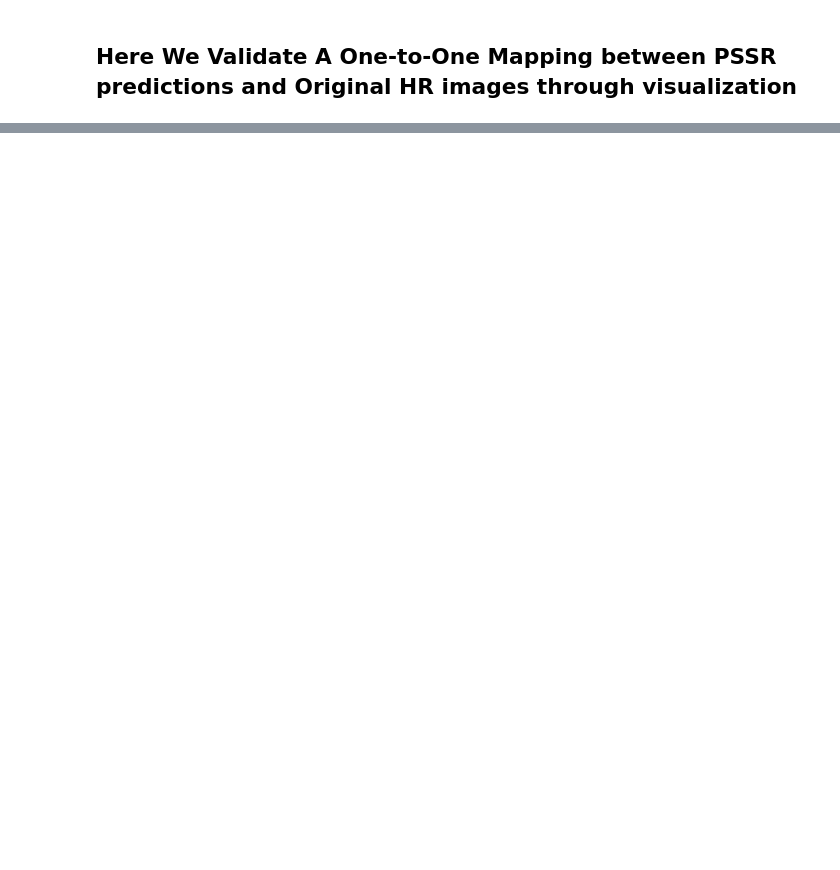
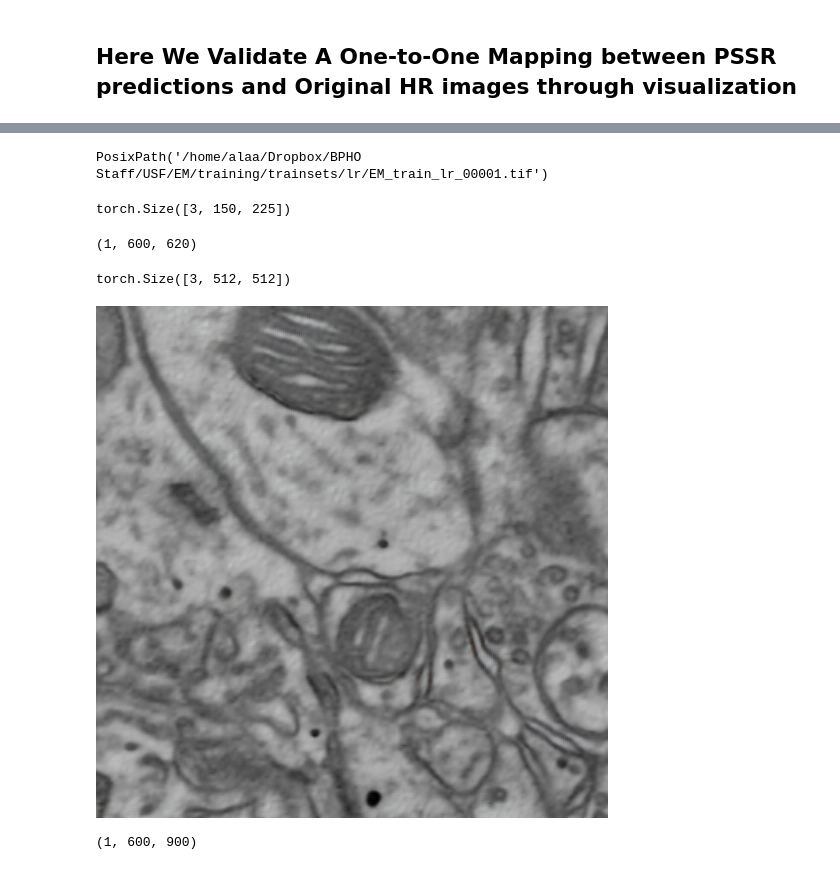
Before and after one commit to WAMRI-AI/salk-2020, a Jupyter notebook: lab/crappification/pssr-crappification.ipynb, the cells around one changed output, grey strips where cells are left out. Cells and saved outputs as stored; diff of their text form; code cells hidden in the pictures; blank space fills up the shorter version.

```diff
--- a/lab/crappification/pssr-crappification.ipynb
+++ b/lab/crappification/pssr-crappification.ipynb
@@ -154,0 +174,4 @@ plt.show() # show visualization
+# %%
+learn.data.test_ds.tfms = None
+# %%
+learn.data = db
@@ -154,0 +198,25 @@ plt.show() # show visualization
+# %%
+im_itm = learn.data.test_ds[0]
+# %%
+learn.data.test_ds.items[0]
+# %% [output]
+PosixPath('/home/alaa/Dropbox/BPHO Staff/USF/EM/training/trainsets/lr/EM_train_lr_00001.tif')
+# %%
+im_itm[0].data.shape
+# %% [output]
+torch.Size([3, 150, 225])
+# %%
+lr_im_test = lr_im_up[:, :, 140:900-140]
+lr_im_test.shape
+# %% [output]
+(1, 600, 620)
+# %%
+im_itm[0].shape
+# %% [output]
+torch.Size([3, 512, 512])
+# %%
+pred_itm = learn.predict(im_itm[0])
+# %%
+pred_itm[0]
+# %% [output]
+[figure, added]
@@ -154,0 +225,4 @@ plt.show() # show visualization
+# %%
+im_up.shape
+# %% [output]
+(1, 600, 900)
```
Also changed, not shown: parts of 31 cells of this notebook.
